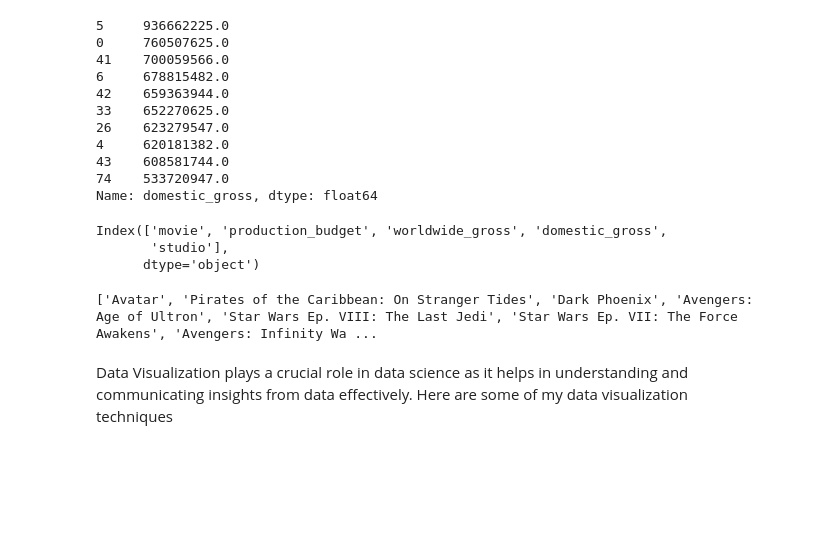
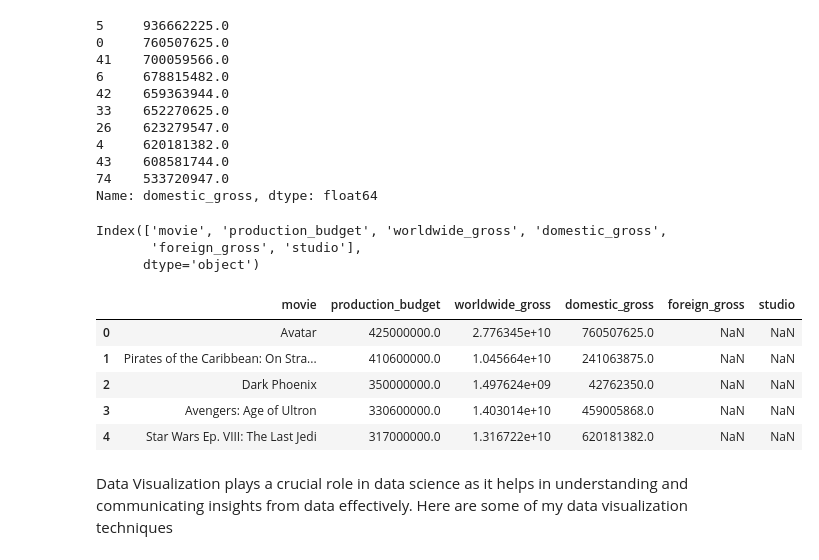
Before and after one commit to Wendy0001/EndofP1, a Jupyter notebook: NotebookP2.ipynb, the cells around one changed output. Drawn from its saved outputs; the diff is of its cells as text; code cells hidden in the pictures; blank space fills up the shorter version.

```diff
--- a/NotebookP2.ipynb
+++ b/NotebookP2.ipynb
@@ -210,6 +241,7 @@ relevant_columns = [
     "production_budget",
     "worldwide_gross",
     "domestic_gross",
+    "foreign_gross",
     "studio"
 ]
 df= df[relevant_columns]
@@ -219,3 +251,5 @@ df.shape
+# %%
+df.drop_duplicates(inplace=True)
 # %%
 #remove commas from object column
 df['production_budget'] = df['production_budget'].str.replace(',', '')
@@ -382,20 +417,20 @@ Name: domestic_gross, dtype: float64
 df.columns
 # %% [output]
 Index(['movie', 'production_budget', 'worldwide_gross', 'domestic_gross',
-       'studio'],
+       'foreign_gross', 'studio'],
       dtype='object')
-# %%
-
-# Create an empty list
-result_list = []
-
-# Iterate over DataFrame rows and append values from column 'movie'
-for _, row in df.iterrows():
-    result_list.append(row['movie'])
-
-print(result_list)
-# %% [output]
-['Avatar', 'Pirates of the Caribbean: On Stranger Tides', 'Dark Phoenix', 'Avengers: Age of Ultron', 'Star Wars Ep. VIII: The Last Jedi', 'Star Wars Ep. VII: The Force Awakens', 'Avengers: Infinity Wa ...
+# %%
+
+
+# Display the first few rows of the data
+df.head()
+# %% [output]
+|  | movie | production_budget | worldwide_gross | domestic_gross | foreign_gross | studio |
+| 0 | Avatar | 425000000.0 | 2.776345e+10 | 760507625.0 | NaN | NaN |
+| 1 | Pirates of the Caribbean: On Stra... | 410600000.0 | 1.045664e+10 | 241063875.0 | NaN | NaN |
+| 2 | Dark Phoenix | 350000000.0 | 1.497624e+09 | 42762350.0 | NaN | NaN |
+| 3 | Avengers: Age of Ultron | 330600000.0 | 1.403014e+10 | 459005868.0 | NaN | NaN |
+| 4 | Star Wars Ep. VIII: The Last Jedi | 317000000.0 | 1.316722e+10 | 620181382.0 | NaN | NaN |
 # %%
 #df['worldwide_gross'] = df['worldwide_gross']*
 #df['worldwide_gross']
```
Also changed, not shown: parts of 19 cells of this notebook.
